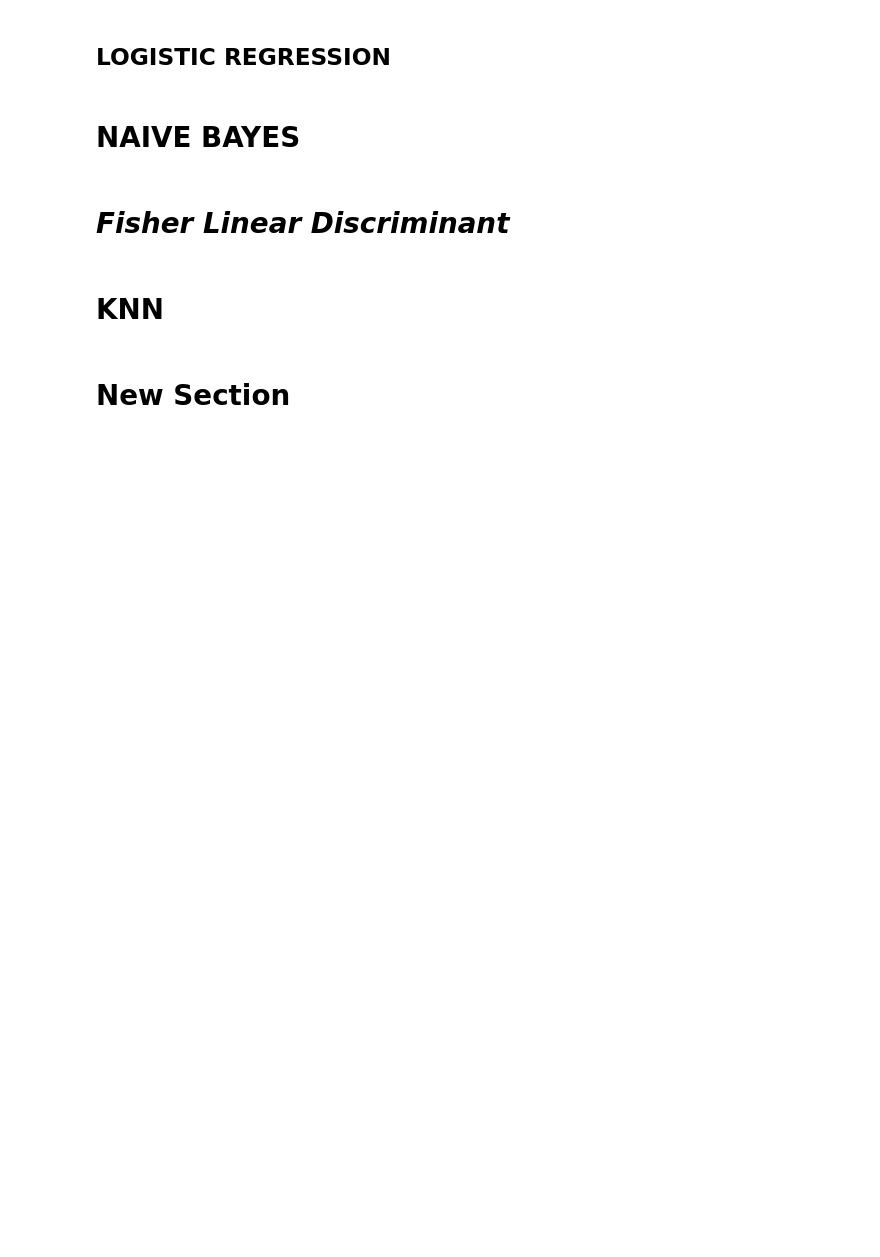
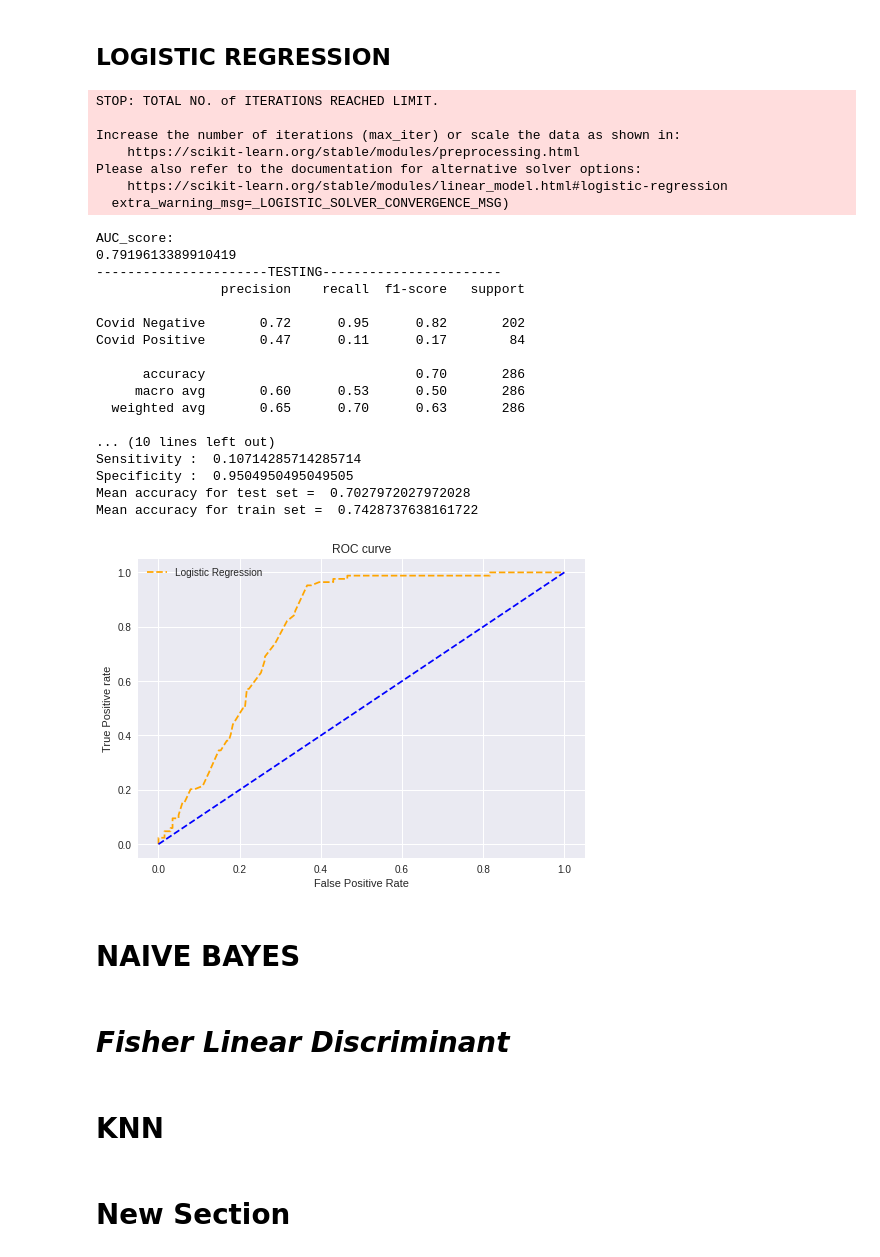
Before and after one commit to deepanshumody/COVID19_Predict, a Jupyter notebook: data_1.ipynb, the cells around one changed output. Drawn from its saved outputs; the diff is of its cells as text; code cells hidden in the pictures; blank space fills up the shorter version.

```diff
--- a/data_1.ipynb
+++ b/data_1.ipynb
@@ -165,8 +193,8 @@ accuracy_log_train = []
 classif_log_test=[]
 classif_log_train=[]
 
-for i in range(10):
-  if i == 1:
+for i in range(7):
+  if i == 6:
     test_data = data_g[i]
     test_data_x = []
     test_data_y = []
@@ -197,15 +225,16 @@ for i in range(10):
     train_pred_y_log = clf.predict(train_data_xn)
 
     pred_prob1 = clf.predict_proba(test_data_xn)
-
+    arr_2d = np.reshape(test_data_yn, (286, 1))
+    new_np = np.hstack((test_data_xn,arr_2d))
+    finaltocsv= np.hstack((new_np,pred_prob1))
+    finaldf = pd.DataFrame(finaltocsv)
+    finaldf.to_csv("Dataset1-logistic-regression-test-results.csv")
     from sklearn.metrics import roc_curve
 
     # roc curve for models
     fpr1, tpr1, thresh1 = roc_curve(test_data_yn, pred_prob1[:,1], pos_label=1)
 
-    # roc curve for tpr = fpr
-    random_probs = [0 for i in range(len(test_data_yn))]
-    p_fpr, p_tpr, _ = roc_curve(test_data_yn, random_probs, pos_label=1)
 
     from sklearn.metrics import roc_auc_score
     auc_score1 = roc_auc_score(test_data_yn, pred_prob1[:,1])
@@ -215,36 +244,63 @@ for i in range(10):
     # matplotlib
     import matplotlib.pyplot as plt
     plt.style.use('seaborn')
-
+    random_probs = [0 for i in range(len(test_data_yn))]
+    p_fpr, p_tpr, _ = roc_curve(test_data_yn, random_probs, pos_label=1)
     # plot roc curves
     plt.plot(fpr1, tpr1, linestyle='--',color='orange', label='Logistic Regression')
     plt.plot(p_fpr, p_tpr, linestyle='--', color='blue')
     # title
     plt.title('ROC curve')
     # x label
     plt.xlabel('False Positive Rate')
     # y label
     plt.ylabel('True Positive rate')
 
     plt.legend(loc='best')
     #calculating and appending accuracies
     acc1_log = accuracy_score(test_data_yn, test_pred_y_log)
     accuracy_log_test.append(acc1_log)
     print("----------------------TESTING-----------------------")
     target_names = ['Covid Negative', 'Covid Positive']
     print(classification_report(test_data_yn, test_pred_y_log, target_names=target_names))
     print("------------------TRAINING-----------------")
     acc2_log = accuracy_score(train_data_yn, train_pred_y_log)
     accuracy_log_train.append(acc2_log)
     target_names = ['Covid Negative', 'Covid Positive']
     print(classification_report(train_data_yn, train_pred_y_log, target_names=target_names))
     cm= confusion_matrix(test_data_yn, test_pred_y_log)
     cm
     sensitivity = cm[1,1]/(cm[1,1]+cm[1,0])
     print('Sensitivity : ', sensitivity )
 
     specificity = cm[0,0]/(cm[0,0]+cm[0,1])
     print('Specificity : ', specificity)
 
     print("Mean accuracy for test set = ", statistics.mean(accuracy_log_test))
     print("Mean accuracy for train set = ", statistics.mean(accuracy_log_train))
+# %% [output]
+STOP: TOTAL NO. of ITERATIONS REACHED LIMIT.
+
+Increase the number of iterations (max_iter) or scale the data as shown in:
+    https://scikit-learn.org/stable/modules/preprocessing.html
+Please also refer to the documentation for alternative solver options:
+    https://scikit-learn.org/stable/modules/linear_model.html#logistic-regression
+  extra_warning_msg=_LOGISTIC_SOLVER_CONVERGENCE_MSG)
+AUC_score:
+0.7919613389910419
+----------------------TESTING-----------------------
+                precision    recall  f1-score   support
+
+Covid Negative       0.72      0.95      0.82       202
+Covid Positive       0.47      0.11      0.17        84
+
+      accuracy                           0.70       286
+     macro avg       0.60      0.53      0.50       286
+  weighted avg       0.65      0.70      0.63       286
+
+... (10 lines left out)
+Sensitivity :  0.10714285714285714
+Specificity :  0.9504950495049505
+Mean accuracy for test set =  0.7027972027972028
+Mean accuracy for train set =  0.7428737638161722
+[figure, added]
```
Also changed, not shown: parts of 19 cells of this notebook.
